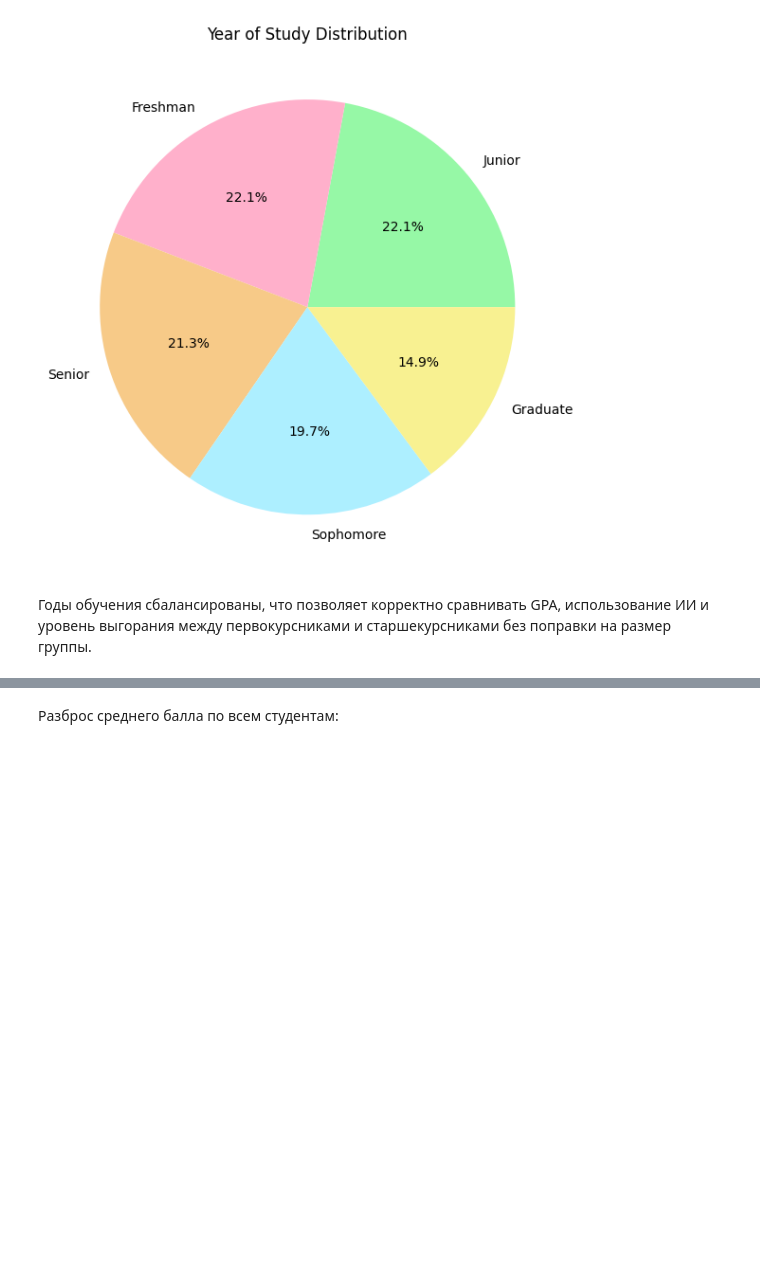
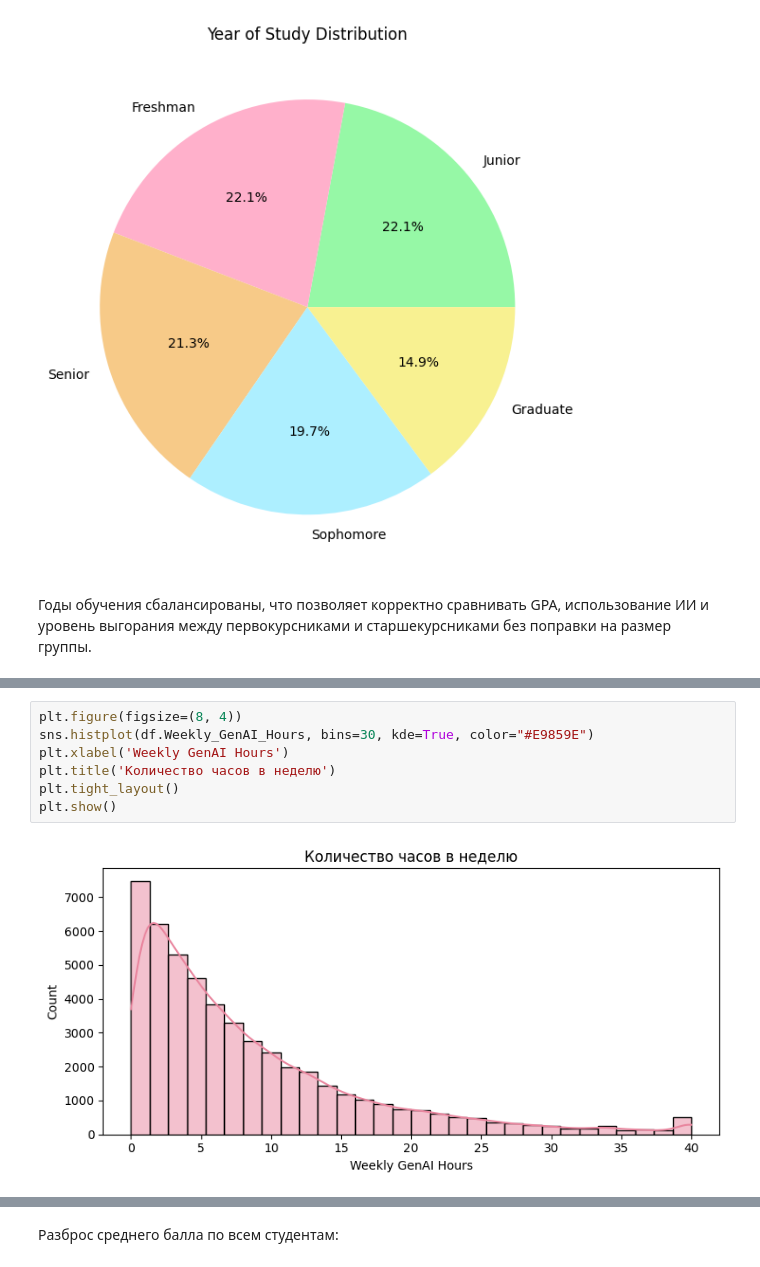
Before and after one commit to AnastasiaDolotova/ai-student-impact, a Jupyter notebook: ai_student_impact.ipynb, the cells around one changed output, grey strips where cells are left out. Drawn from its saved outputs; the diff is of its cells as text; blank space fills up the shorter version.

Commit message:
Add Analysis of Weekly GenAI Usage Hours

```diff
--- a/ai_student_impact.ipynb
+++ b/ai_student_impact.ipynb
@@ -121,0 +136,9 @@ plt.tight_layout()
+# %%
+plt.figure(figsize=(8, 4))
+sns.histplot(df.Weekly_GenAI_Hours, bins=30, kde=True, color="#E9859E")
+plt.xlabel('Weekly GenAI Hours')
+plt.title('Количество часов в неделю')
+plt.tight_layout()
+plt.show()
+# %% [output]
+[figure, added]
```
Also changed, not shown: parts of 11 cells of this notebook.
